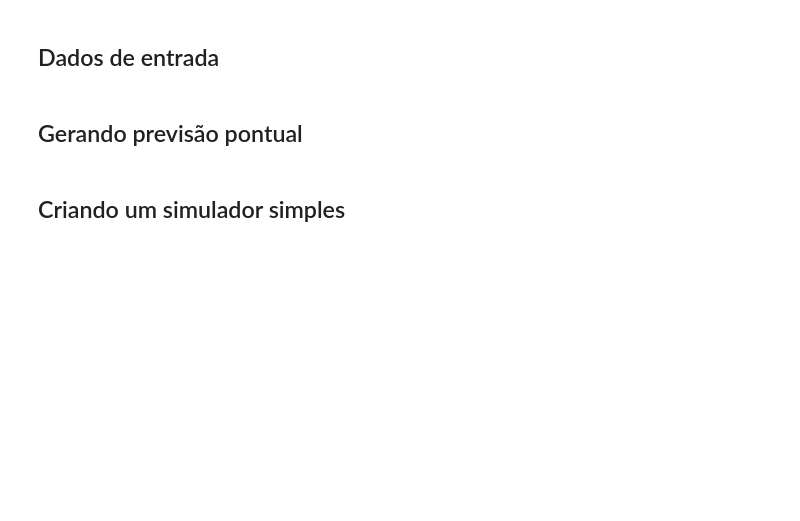
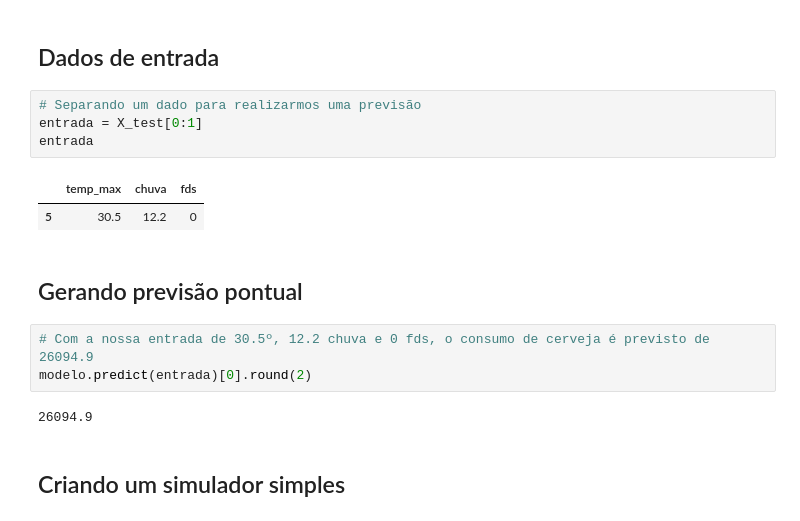
Before and after one commit to paulobressan/data-science-regressao-linear, a Jupyter notebook: Regressão Linear.ipynb, the cells around one changed output. Saved outputs shown, nothing was run; the diff lists cells and outputs as text; blank space fills up the shorter version.

```diff
--- a/Regressão Linear.ipynb
+++ b/Regressão Linear.ipynb
@@ -466,7 +466,19 @@ R² = 0.69
 <hr style='border: 2px solid red;'>
 # %% [markdown]
 ## Dados de entrada
+# %%
+# Separando um dado para realizarmos uma previsão
+entrada = X_test[0:1]
+entrada
+# %% [output]
+|  | temp_max | chuva | fds |
+| 5 | 30.5 | 12.2 | 0 |
 # %% [markdown]
 ## Gerando previsão pontual
+# %%
+# Com a nossa entrada de 30.5º, 12.2 chuva e 0 fds, o consumo de cerveja é previsto de 26094.9
+modelo.predict(entrada)[0].round(2)
+# %% [output]
+26094.9
 # %% [markdown]
 ## Criando um simulador simples
```
Also changed, not shown: parts of 13 cells of this notebook.
